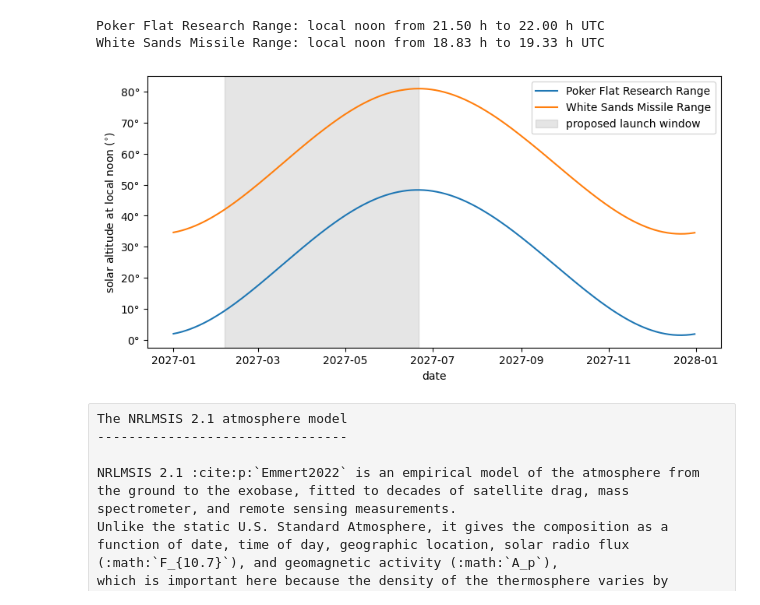
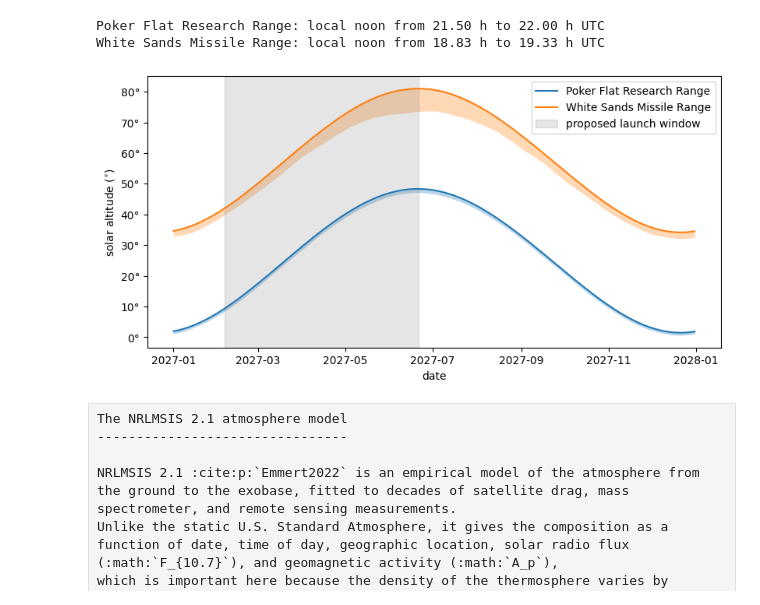
Before and after one commit to Kankelborg-Group/furst-optics, a Jupyter notebook: docs/reports/atmospheric-transmission.ipynb, the cells around one changed output. Saved outputs shown, nothing was run; the diff lists cells and outputs as text; code cells hidden in the pictures.

```diff
--- a/docs/reports/atmospheric-transmission.ipynb
+++ b/docs/reports/atmospheric-transmission.ipynb
@@ -107,6 +107,7 @@ axis_distance = "distance"
 axis_wavelength = "wavelength"
 axis_z = "z_model"
 axis_f107 = "f107"
+axis_offset = "offset"
 
 sites = {
     "Poker Flat Research Range": astropy.coordinates.EarthLocation(
@@ -155,20 +162,29 @@ hour = np.arange(0, 24, step.to_value(u.hr))
 
 times = t0 + day[:, np.newaxis] * u.day + hour[np.newaxis, :] * u.hr
 
+offset_launch = np.array([-60, -30, 0, 30, 60]) * u.min
+index_offset = (offset_launch / step).to_value(u.dimensionless_unscaled).astype(int)
+index_noon = len(index_offset) // 2
+
 with warnings.catch_warnings():
     warnings.simplefilter("ignore")
     sun = astropy.coordinates.get_sun(times)
-    alt_noon = []
-    time_noon = []
+    alt_launch = []
+    time_launch = []
     for site in sites:
         frame = astropy.coordinates.AltAz(obstime=times, location=sites[site])
         alt = sun.transform_to(frame).alt.deg
-        index = np.argmax(alt, axis=1)
-        alt_noon.append(np.take_along_axis(alt, index[:, np.newaxis], axis=1)[:, 0])
-        time_noon.append(times[np.arange(num_days), index].datetime64)
+        index = np.argmax(alt, axis=1)[:, np.newaxis] + index_offset[np.newaxis, :]
+        alt_launch.append(np.take_along_axis(alt, index, axis=1))
+        time_launch.append(times[np.arange(num_days)[:, np.newaxis], index].datetime64)
 
-alt_noon = na.ScalarArray(np.stack(alt_noon) << u.deg, axes=(axis_site, axis_time))
-time_noon = na.ScalarArray(np.stack(time_noon), axes=(axis_site, axis_time))
+axes_launch = (axis_site, axis_time, axis_offset)
+alt_launch = na.ScalarArray(np.stack(alt_launch) << u.deg, axes=axes_launch)
+time_launch = na.ScalarArray(np.stack(time_launch), axes=axes_launch)
+
+offset_launch = na.ScalarArray(offset_launch, axes=(axis_offset,))
+alt_noon = alt_launch[{axis_offset: index_noon}]
+time_noon = time_launch[{axis_offset: index_noon}]
 date = na.ScalarArray((t0 + day * u.day).datetime64, axes=(axis_time,))
 # %% [raw]
 NRLMSIS needs the time of day, since the thermosphere has a strong diurnal
@@ -191,19 +207,35 @@ White Sands Missile Range: local noon from 18.83 h to 19.33 h UTC
 # %%
 fig, ax = plt.subplots(figsize=(8, 4), constrained_layout=True)
 for i, site in enumerate(sites):
-    na.plt.plot(date, alt_noon[{axis_site: i}], ax=ax, axis=axis_time, label=site)
+    alt = alt_launch[{axis_site: i}]
+    na.plt.plot(
+        date,
+        alt[{axis_offset: index_noon}],
+        ax=ax,
+        axis=axis_time,
+        color=f"C{i}",
+        label=site,
+    )
+    ax.fill_between(
+        x=date.ndarray,
+        y1=alt.min(axis_offset).ndarray,
+        y2=alt.max(axis_offset).ndarray,
+        color=f"C{i}",
+        alpha=0.3,
+        linewidth=0,
+    )
 ax.axvspan(
     np.datetime64(date_launch_min),
     np.datetime64(date_launch_max),
     color="gray",
     alpha=0.2,
     label="proposed launch window",
 )
 ax.set_xlabel("date")
-ax.set_ylabel(f"solar altitude at local noon ({u.deg:latex_inline})")
+ax.set_ylabel(f"solar altitude ({u.deg:latex_inline})")
 ax.legend();
 # %% [output]
-[figure, old version]
+[figure, new version]
 # %% [raw]
 The NRLMSIS 2.1 atmosphere model
 --------------------------------
```
Also changed, not shown: parts of 22 cells of this notebook.
